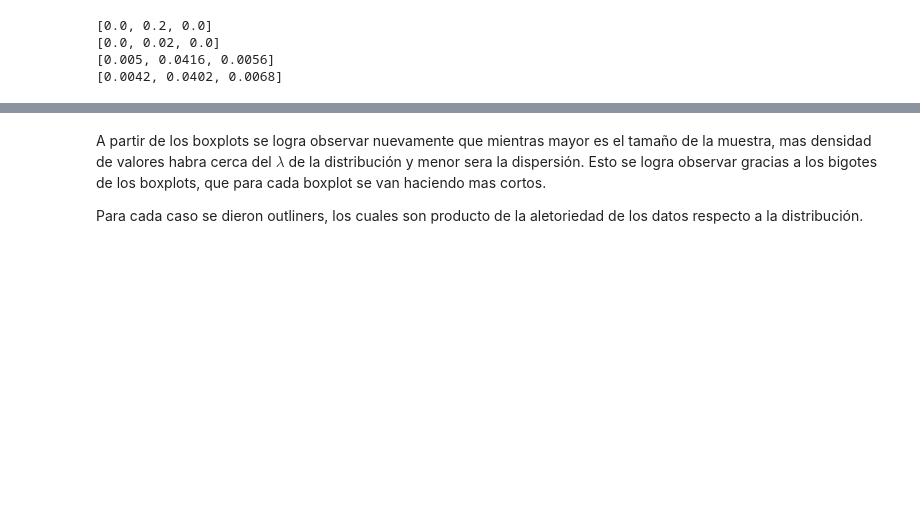
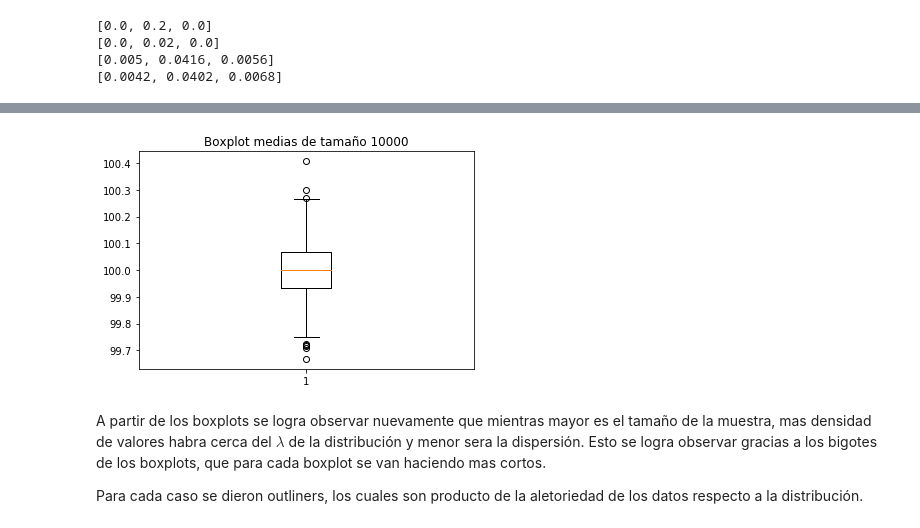
Before and after one commit to Umauro/LabEstaca3, a Jupyter notebook: Pregunta 1.ipynb, the cells around one changed output, grey strips where cells are left out. Cells and saved outputs as stored; diff of their text form; code cells hidden in the pictures; blank space fills up the shorter version.

```diff
--- a/Pregunta 1.ipynb
+++ b/Pregunta 1.ipynb
@@ -188,3 +158,9 @@ plt.boxplot(l4)
+# %%
+plt.boxplot(l4)
+plt.title("Boxplot medias de tamaño 10000")
+plt.show()
+# %% [output]
+[figure, added]
 # %% [markdown]
 A partir de los boxplots se logra observar nuevamente que mientras mayor es el tamaño de la muestra, mas densidad de valores habra cerca del $\lambda$ de la distribución y menor sera la dispersión. Esto se logra observar gracias a los bigotes de los boxplots, que para cada boxplot se van haciendo mas cortos.
 
```
Also changed, not shown: parts of 15 cells of this notebook, 2 other files.
